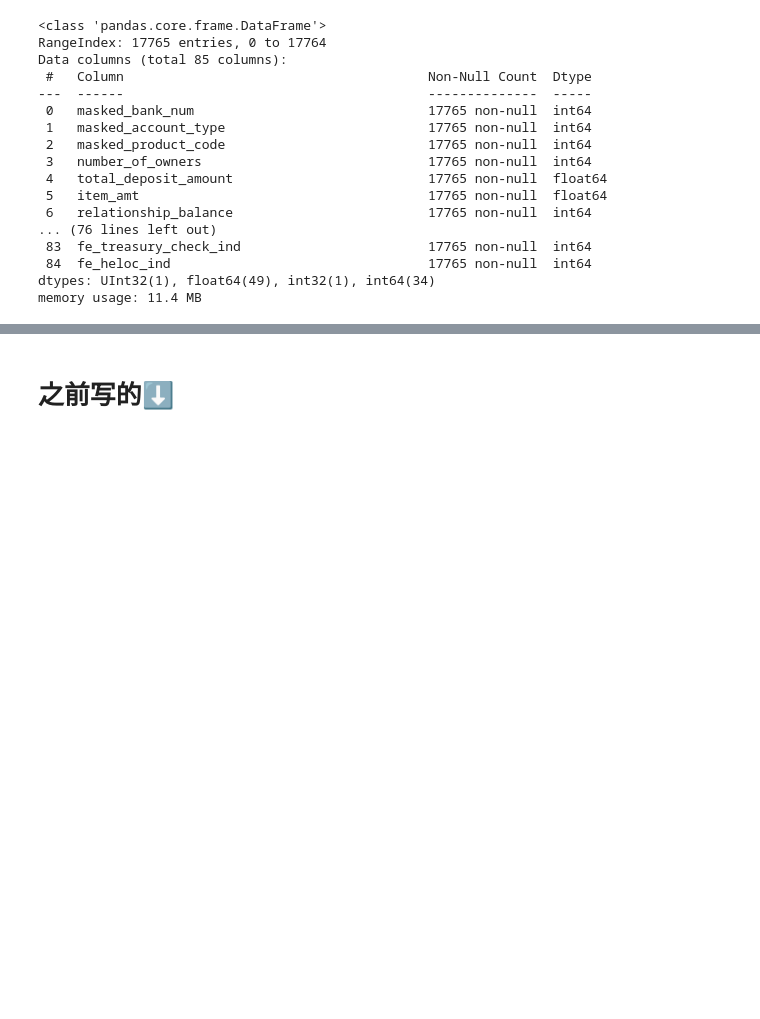
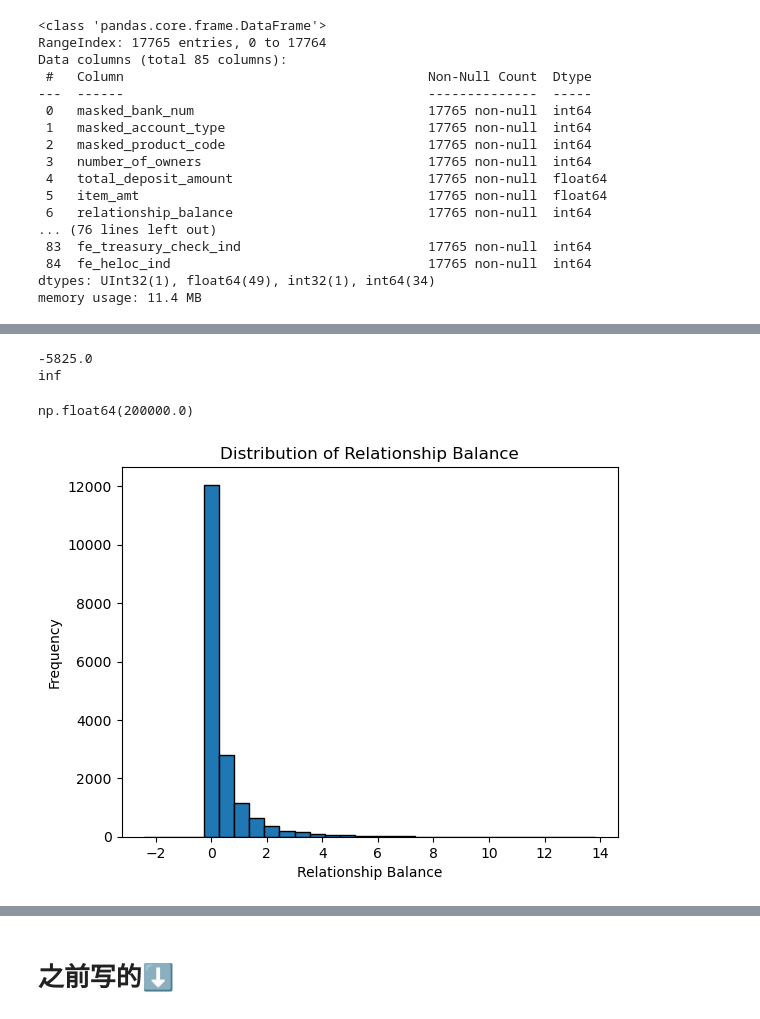
Before and after one commit to YicenYe/Citizens_Project, a Jupyter notebook: feature_engineering_all.ipynb, the cells around one changed output, grey strips where cells are left out. Cells and saved outputs as stored; diff of their text form; code cells hidden in the pictures; blank space fills up the shorter version.

```diff
--- a/feature_engineering_all.ipynb
+++ b/feature_engineering_all.ipynb
@@ -618,0 +623,4 @@ memory usage: 11.4 MB
+# %%
+df_pipeline3 = load_data()
+df_pipeline3 = tree_pipeline(df_pipeline3)
+df_pipeline3
@@ -618,0 +677,21 @@ memory usage: 11.4 MB
+# %%
+print(df_pipeline3["fe_total_amt_ratio_to_balance"].min())
+print(df_pipeline3["fe_total_amt_ratio_to_balance"].max())
+# %% [output]
+-5825.0
+inf
+# %%
+df_pipeline3.loc[np.isfinite(df_pipeline3["fe_total_amt_ratio_to_balance"]), "fe_total_amt_ratio_to_balance"].max()
+# %% [output]
+np.float64(200000.0)
+# %%
+df_pipeline3["fe_amt_ratio_to_balance"] = df_pipeline3["fe_amt_ratio_to_balance"].replace(np.inf, 1e6)
+# %%
+# plt.hist(df_pipeline3["fe_amt_ratio_to_balance"], bins=30, edgecolor='k')
+plt.hist(np.log1p(df_pipeline3["fe_amt_ratio_to_balance"]), bins=30, edgecolor='k')
+plt.title("Distribution of Relationship Balance")
+plt.xlabel("Relationship Balance")
+plt.ylabel("Frequency")
+plt.show()
+# %% [output]
+[figure, added]
```
Also changed, not shown: parts of 7 cells of this notebook, 1 other file.
